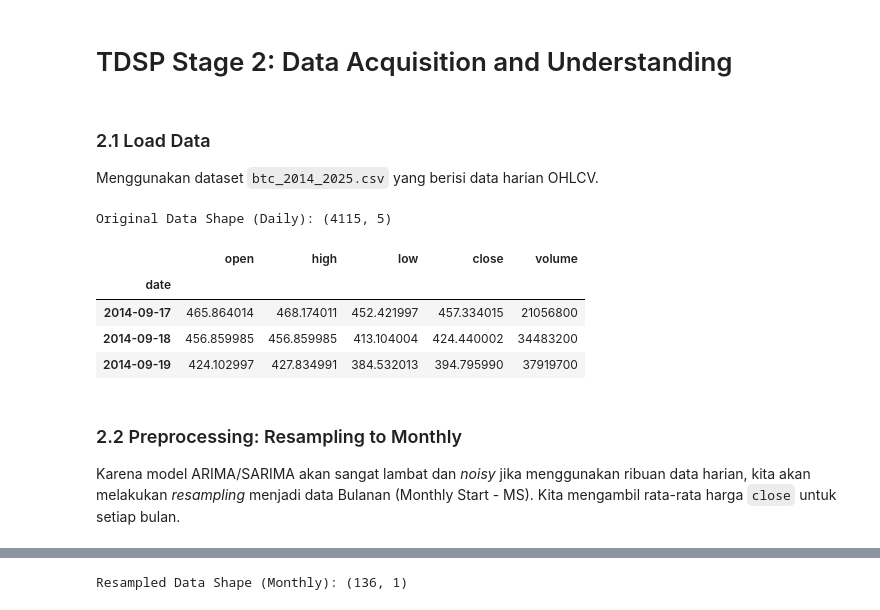
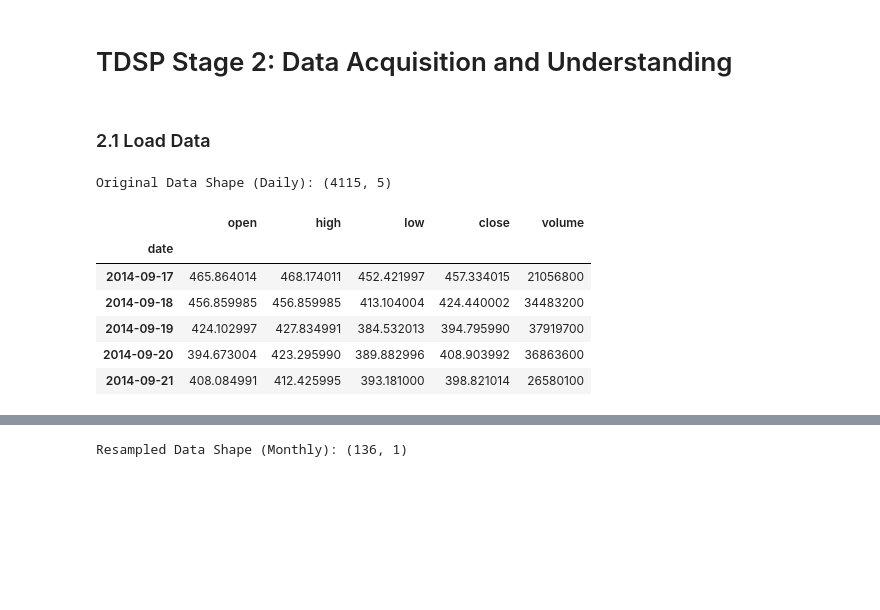
Before and after one commit to hansdarmawann/bitcoin-ts-1, a Jupyter notebook: Notebooks/notebook.ipynb, the cells around one changed output, grey strips where cells are left out. Cells and saved outputs as stored; diff of their text form; code cells hidden in the pictures; blank space fills up the shorter version.

```diff
--- a/Notebooks/notebook.ipynb
+++ b/Notebooks/notebook.ipynb
@@ -34,26 +43,24 @@ import warnings
 warnings.filterwarnings('ignore')
 # %% [markdown]
 ### 2.1 Load Data
-Menggunakan dataset `btc_2014_2025.csv` yang berisi data harian OHLCV.
 # %%
 # Load dataset
 try:
     df_raw = pd.read_csv('../Datasets/btc_2014_2025.csv')
     # Convert 'date' to datetime
     df_raw['date'] = pd.to_datetime(df_raw['date'])
     df_raw.set_index('date', inplace=True)
 
     print("Original Data Shape (Daily):", df_raw.shape)
-    display(df_raw.head(3))
+    display(df_raw.head())
 except FileNotFoundError:
     print("Error: File 'btc_2014_2025.csv' not found. Please upload the dataset.")
 # %% [output]
 Original Data Shape (Daily): (4115, 5)
 |  | open | high | low | close | volume |
 | date |  |  |  |  |  |
 | 2014-09-17 | 465.864014 | 468.174011 | 452.421997 | 457.334015 | 21056800 |
 | 2014-09-18 | 456.859985 | 456.859985 | 413.104004 | 424.440002 | 34483200 |
 | 2014-09-19 | 424.102997 | 427.834991 | 384.532013 | 394.795990 | 37919700 |
+| 2014-09-20 | 394.673004 | 423.295990 | 389.882996 | 408.903992 | 36863600 |
+| 2014-09-21 | 408.084991 | 412.425995 | 393.181000 | 398.821014 | 26580100 |
-# %% [markdown]
-### 2.2 Preprocessing: Resampling to Monthly
-Karena model ARIMA/SARIMA akan sangat lambat dan *noisy* jika menggunakan ribuan data harian, kita akan melakukan *resampling* menjadi data Bulanan (Monthly Start - MS). Kita mengambil rata-rata harga `close` untuk setiap bulan.
```
Also changed, not shown: parts of 31 cells of this notebook, 1 other file.
